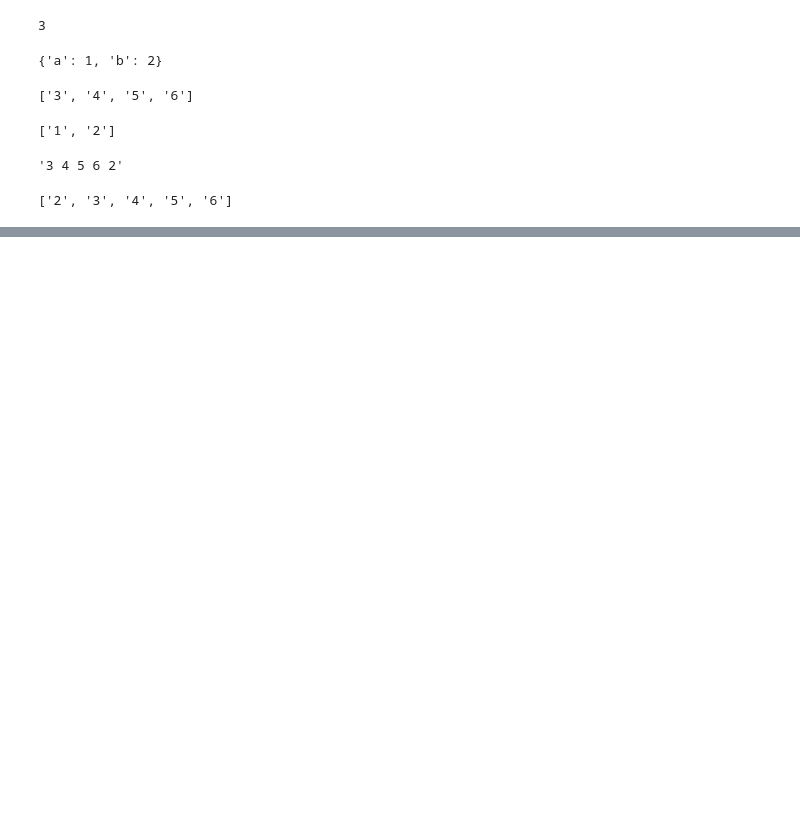
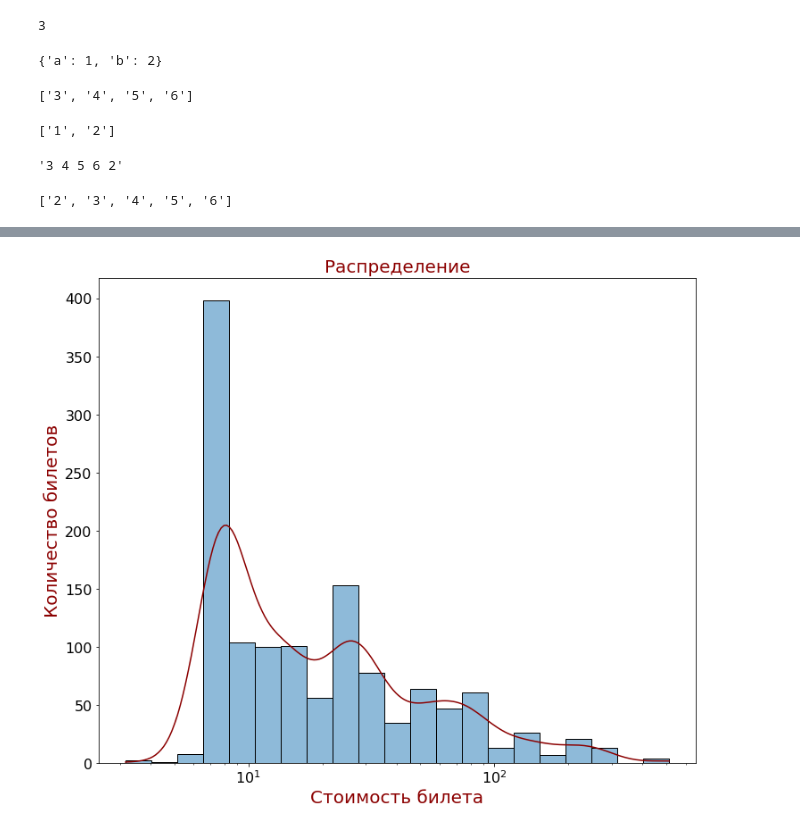
Before and after one commit to airatinho/task, a Jupyter notebook: train.ipynb, the cells around one changed output, grey strips where cells are left out. Cells and saved outputs as stored; diff of their text form; code cells hidden in the pictures; blank space fills up the shorter version.

```diff
--- a/train.ipynb
+++ b/train.ipynb
@@ -2185,0 +2248,5 @@ n = listed_val.pop(0)
+# %%
+import pandas as pd
+import plotly as ply
+df = pd.read_excel('Task2_TITANIC_DATA.xlsx')
+df.head(2)
@@ -2185,0 +2283,22 @@ n = listed_val.pop(0)
+# %%
+import matplotlib.pyplot as plt
+import seaborn as sns
+font = {
+        'color':  'darkred',
+        'weight': 'normal',
+        'size': 20,
+        }
+plt.figure(figsize=(12,10))
+plt.xlabel("Cтоимость билета", fontdict=font)
+plt.ylabel("Количество билетов", fontdict=font)
+
+plt.xticks(size=16)
+plt.yticks(size=16)
+plt.title('Распределение',fontdict= font)
+ax = sns.histplot(df[df['Cтоимость билета']!=0]['Cтоимость билета'],
+             log_scale=10,stat='count',kde=True,line_kws={'color': 'darkred'})
+ax.lines[0].set_color('darkred')
+
+plt.show()
+# %% [output]
+[figure, added]
```
Also changed, not shown: parts of 24 cells of this notebook, 1 other file.
